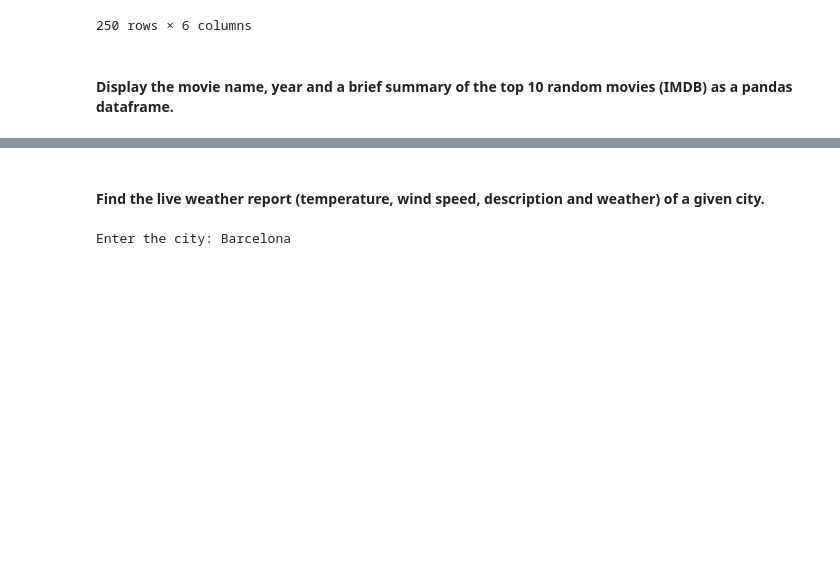
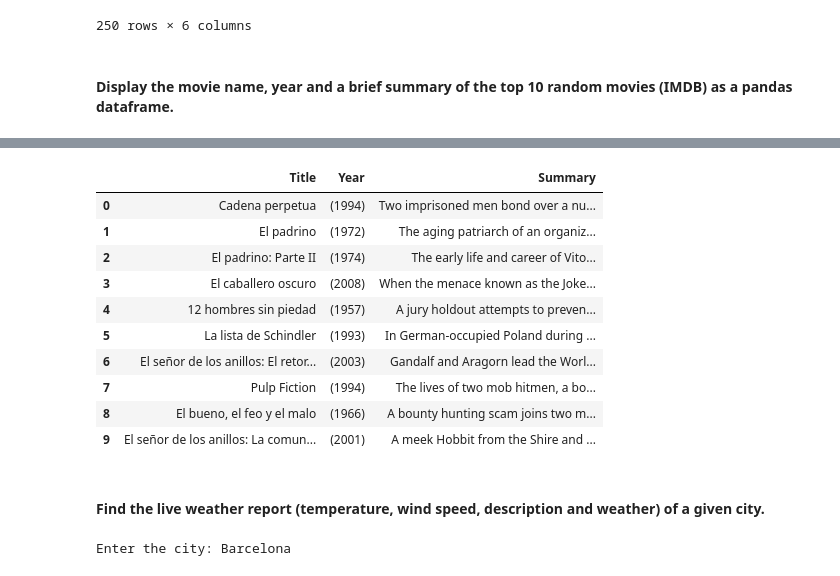
Before and after one commit to ta-data-bcn/lab-web-scraping, a Jupyter notebook: your-code/main.ipynb, the cells around one changed output, grey strips where cells are left out. Cells and saved outputs as stored; diff of their text form; code cells hidden in the pictures; blank space fills up the shorter version.

```diff
--- a/your-code/main.ipynb
+++ b/your-code/main.ipynb
@@ -517,9 +518,3 @@ movies_df
 url = 'http://www.imdb.com/chart/top'
 response = requests.get(url)
 imdb = BeautifulSoup (response.content,"html.parser")
-# %%
-# your code here
-for tag in imdb.select("td.titleColumn > a"):
-
-
-#main > div > span > div > div > div.lister > table > tbody > tr:nth-child(1) > td.titleColumn > a
@@ -527,0 +521,12 @@ for tag in imdb.select("td.titleColumn > a"):
+# %%
+# your code here
+i=0
+links=[]
+titles=[]
+years=[]
+for tag in imdb.select("td.titleColumn  "):
+    if i< 10:
+        links.append(tag.a["href"])
+        titles.append(tag.a.get_text())
+        years.append(tag.span.get_text())
+        i+=1
@@ -528,3 +546,29 @@ for tag in imdb.select("td.titleColumn > a"):
+# %%
+summaries=[]
+
+for link in links:
+    response = requests.get("https://www.imdb.com/"+link)
+    imdb = BeautifulSoup (response.content,"html.parser")
+    time.sleep(2)
+    summaries.append(imdb.select_one("div.summary_text").get_text().strip())
+# %%
+top10_df = pd.DataFrame({"Title": titles,
+                         "Year":  years,
+                         "Summary": summaries})
+# %%
+top10_df
+# %% [output]
+|  | Title | Year | Summary |
+| 0 | Cadena perpetua | (1994) | Two imprisoned men bond over a nu... |
+| 1 | El padrino | (1972) | The aging patriarch of an organiz... |
+| 2 | El padrino: Parte II | (1974) | The early life and career of Vito... |
+| 3 | El caballero oscuro | (2008) | When the menace known as the Joke... |
+| 4 | 12 hombres sin piedad | (1957) | A jury holdout attempts to preven... |
+| 5 | La lista de Schindler | (1993) | In German-occupied Poland during ... |
+| 6 | El señor de los anillos: El retor... | (2003) | Gandalf and Aragorn lead the Worl... |
+| 7 | Pulp Fiction | (1994) | The lives of two mob hitmen, a bo... |
+| 8 | El bueno, el feo y el malo | (1966) | A bounty hunting scam joins two m... |
+| 9 | El señor de los anillos: La comun... | (2001) | A meek Hobbit from the Shire and ... |
 # %% [markdown]
 #### Find the live weather report (temperature, wind speed, description and weather) of a given city.
 # %%
```
Also changed, not shown: parts of 3 cells of this notebook.
